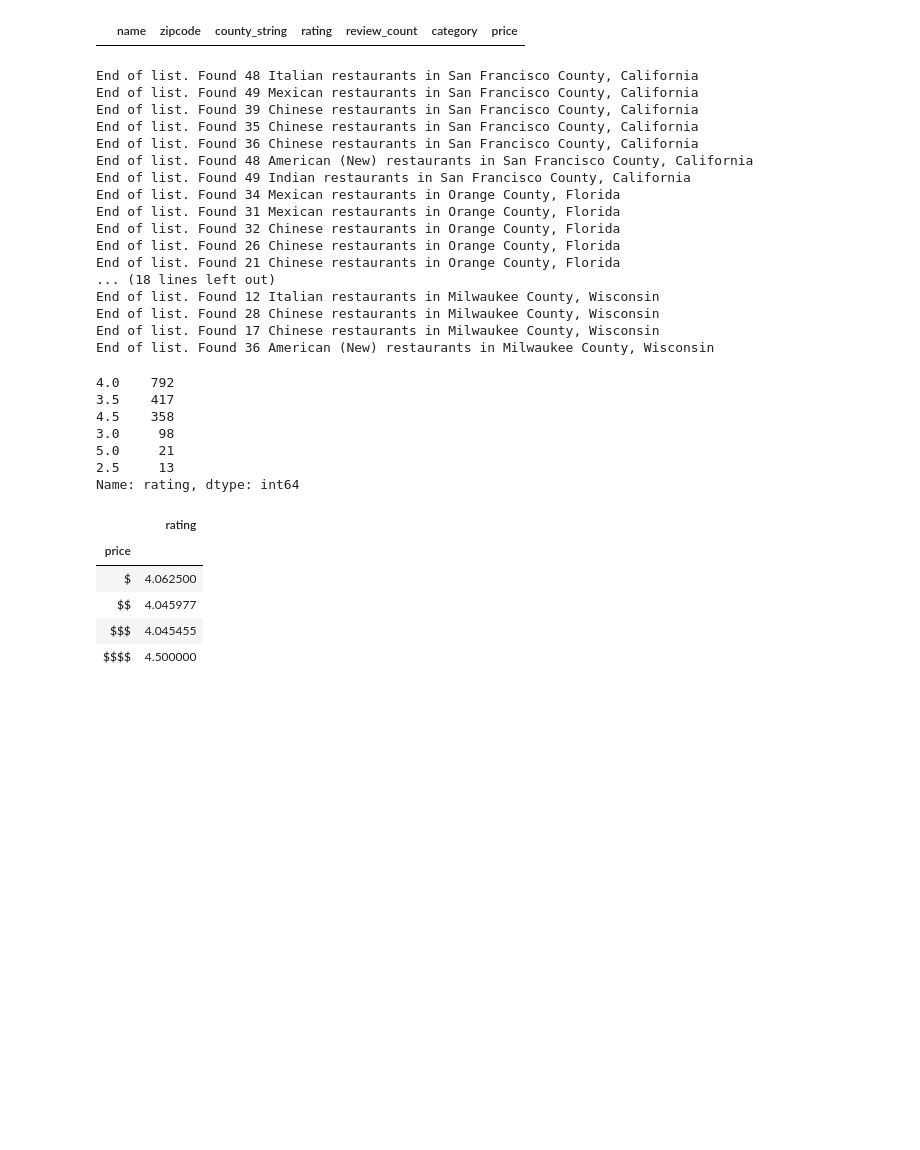
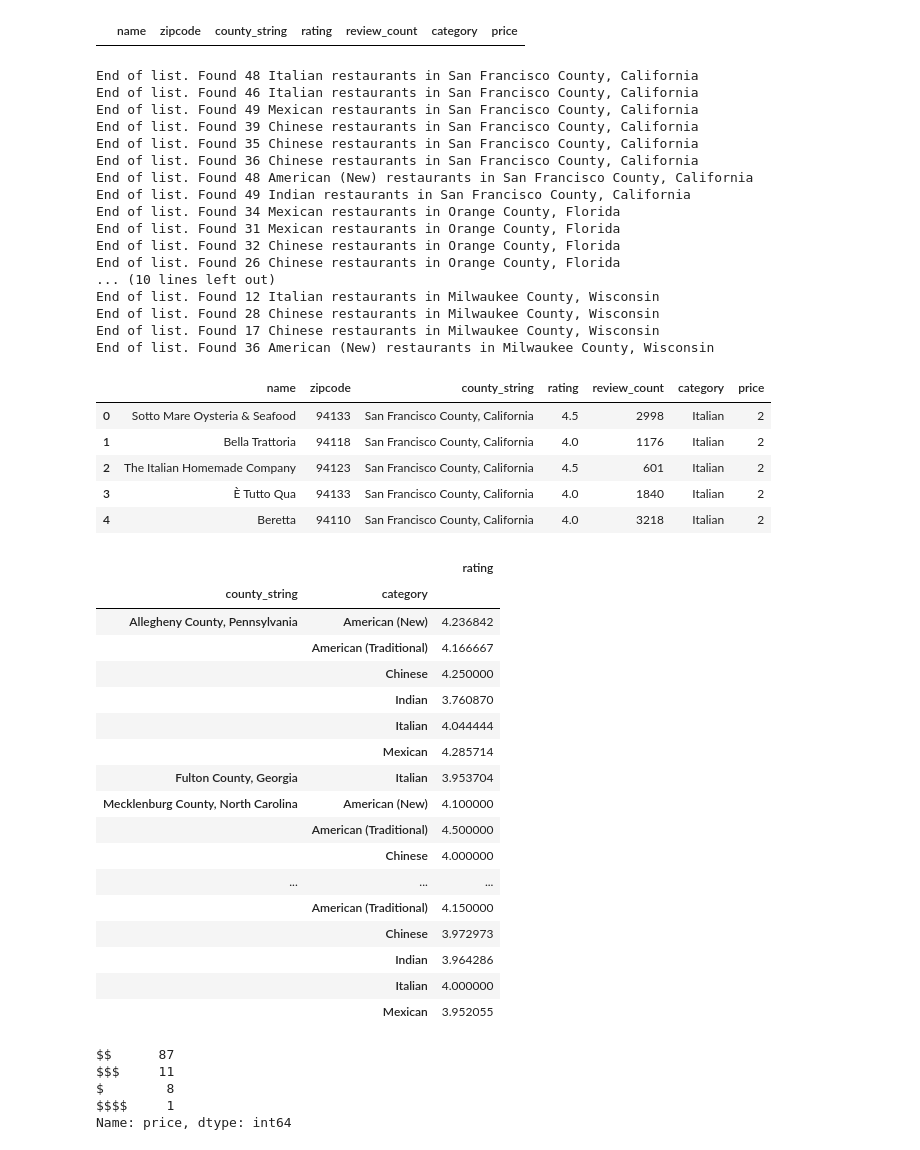
Before and after one commit to kfw322/Project-One, a Jupyter notebook: yumPY - Randi.ipynb, the cells around one changed output. Drawn from its saved outputs; the diff is of its cells as text; code cells hidden in the pictures; blank space fills up the shorter version.

```diff
--- a/yumPY - Randi.ipynb
+++ b/yumPY - Randi.ipynb
@@ -63,7 +63,7 @@ for c in sample_list:
         yelpkey="IXRN_1GI8f8J9Kj5O5GciqeyFSWR5RMh41_rADGy1KrtQ5ZABGGZEkWwot5mOka0NlzlNxXPmzYXLWk88oOV0N_YxD1MSW4kQRfJnFrwfHLtKrr2HcsjLo6uWBzAWnYx"
         try:
             offset=0
-            for loopcount in range(5):
+            for loopcount in range(3):
 
                 response = requests.get(url="https://api.yelp.com/v3/businesses/search",
                        params= {"location": county_string,"term": term, "limit":"50", "offset": offset},
@@ -110,6 +110,7 @@ for c in sample_list:
             break
 # %% [output]
 End of list. Found 48 Italian restaurants in San Francisco County, California
+End of list. Found 46 Italian restaurants in San Francisco County, California
 End of list. Found 49 Mexican restaurants in San Francisco County, California
 End of list. Found 39 Chinese restaurants in San Francisco County, California
 End of list. Found 35 Chinese restaurants in San Francisco County, California
@@ -120,8 +121,7 @@ End of list. Found 34 Mexican restaurants in Orange County, Florida
 End of list. Found 31 Mexican restaurants in Orange County, Florida
 End of list. Found 32 Chinese restaurants in Orange County, Florida
 End of list. Found 26 Chinese restaurants in Orange County, Florida
-End of list. Found 21 Chinese restaurants in Orange County, Florida
-... (18 lines left out)
+... (10 lines left out)
 End of list. Found 12 Italian restaurants in Milwaukee County, Wisconsin
 End of list. Found 28 Chinese restaurants in Milwaukee County, Wisconsin
 End of list. Found 17 Chinese restaurants in Milwaukee County, Wisconsin
@@ -129,15 +129,41 @@ End of list. Found 36 American (New) restaurants in Milwaukee County, Wisconsin
 # %%
 res_df.to_csv("output1804042050.csv")
 ##fill blanks with $$$$
-res_df["rating"].value_counts()
+res_df.price.replace(['$','$$','$$$','$$$$'], [1,2,3,4], inplace=True)
+
+res_df.head()
+# res_df["price"].value_counts()
+# res_df2 = res_df['price'].fillna('$$$$')
+# res_df2.head(55)
 # %% [output]
-4.0    792
-3.5    417
-4.5    358
-3.0     98
-5.0     21
-2.5     13
-Name: rating, dtype: int64
+|  | name | zipcode | county_string | rating | review_count | category | price |
+| 0 | Sotto Mare Oysteria & Seafood | 94133 | San Francisco County, California | 4.5 | 2998 | Italian | 2 |
+| 1 | Bella Trattoria | 94118 | San Francisco County, California | 4.0 | 1176 | Italian | 2 |
+| 2 | The Italian Homemade Company | 94123 | San Francisco County, California | 4.5 | 601 | Italian | 2 |
+| 3 | È Tutto Qua | 94133 | San Francisco County, California | 4.0 | 1840 | Italian | 2 |
+| 4 | Beretta | 94110 | San Francisco County, California | 4.0 | 3218 | Italian | 2 |
+# %%
+res_by_cat = res_df.groupby(['county_string','category'])['rating', 'price'].mean()
+res_by_cat
+# %% [output]
+|  |  | rating |
+| county_string | category |  |
+| Allegheny County, Pennsylvania | American (New) | 4.236842 |
+|  | American (Traditional) | 4.166667 |
+|  | Chinese | 4.250000 |
+|  | Indian | 3.760870 |
+|  | Italian | 4.044444 |
+|  | Mexican | 4.285714 |
+| Fulton County, Georgia | Italian | 3.953704 |
+| Mecklenburg County, North Carolina | American (New) | 4.100000 |
+|  | American (Traditional) | 4.500000 |
+|  | Chinese | 4.000000 |
+| ... | ... | ... |
+|  | American (Traditional) | 4.150000 |
+|  | Chinese | 3.972973 |
+|  | Indian | 3.964286 |
+|  | Italian | 4.000000 |
+|  | Mexican | 3.952055 |
 # %%
 itadf = res_df.groupby(res_df["category"]).get_group("Italian")
 mexdf = res_df.groupby(res_df["category"]).get_group("Mexican")
@@ -200,14 +226,12 @@ PITbreakdown = pd.DataFrame(PIT["category"].value_counts()).T.reset_index()
 PITbreakdown["county_string"]="Allegheny County, Pennsylvania"
 PIT_price_avg = PIT.groupby(res_df["price"]).mean()
 PIT_price_count = PIT["price"].value_counts()
-PIT_price_avg
 # %% [output]
-|  | rating |
-| price |  |
-| $ | 4.062500 |
-| $$ | 4.045977 |
-| $$$ | 4.045455 |
-| $$$$ | 4.500000 |
+$$      87
+$$$     11
+$        8
+$$$$     1
+Name: price, dtype: int64
 # %%
 comp_df = pd.DataFrame(columns=["Italian","Mexican","Chinese","American (Traditional)","American (New)", "Indian","county_string"])
 comp_df = comp_df.append(CHAbreakdown)
```
Also changed, not shown: parts of 14 cells of this notebook.
